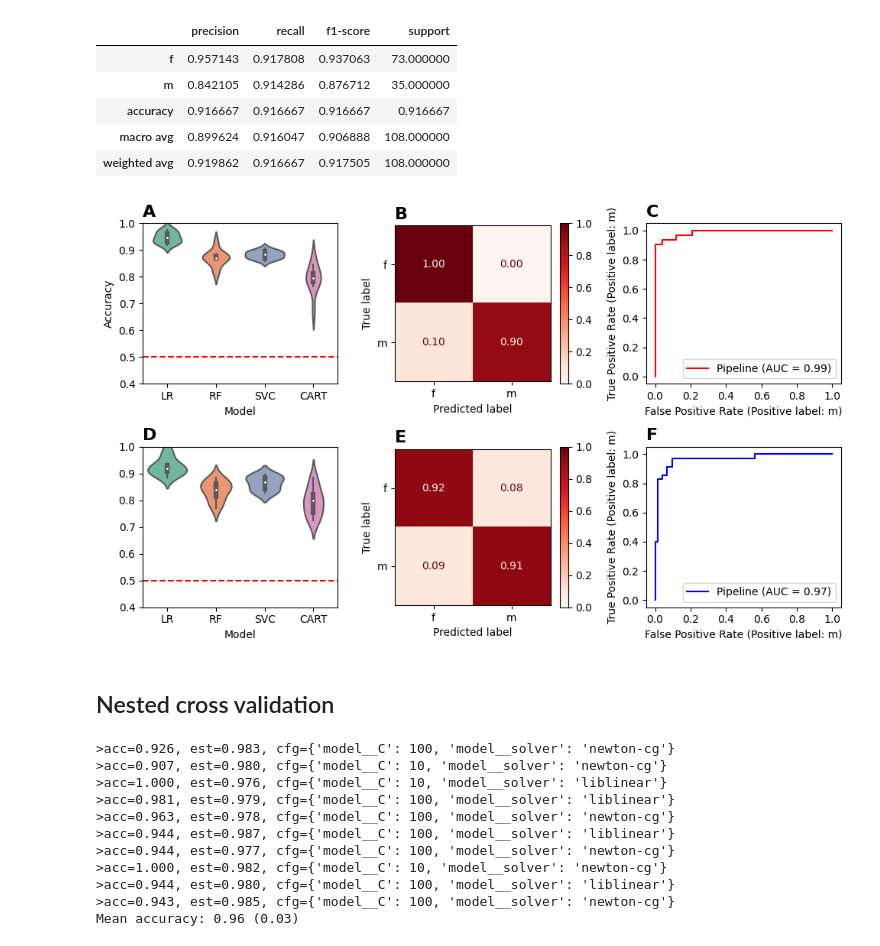
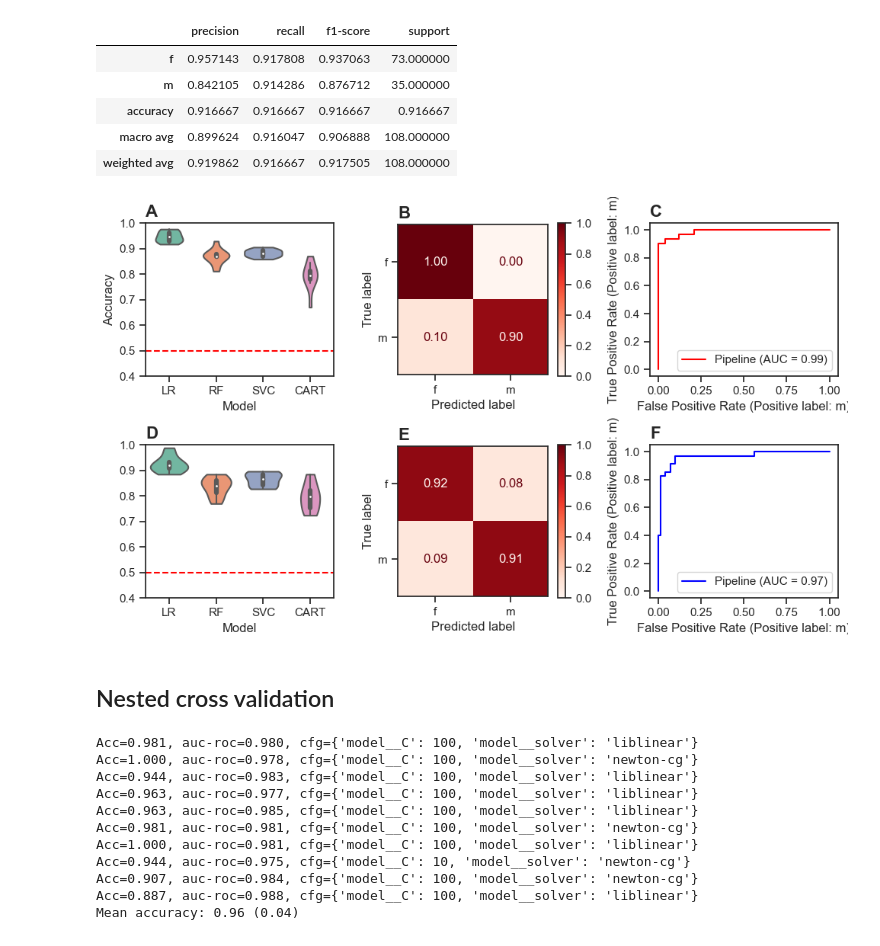
Before and after one commit to maurocolapso/Pazmino_TsetseMIRS_2023, a Jupyter notebook: notebooks/sex_prediction.ipynb, the cells around one changed output. Drawn from its saved outputs; the diff is of its cells as text; code cells hidden in the pictures.

Commit message:
sex and age prediction

```diff
--- a/notebooks/sex_prediction.ipynb
+++ b/notebooks/sex_prediction.ipynb
@@ -135,6 +199,27 @@ y_thorax = tsetse_thorax.loc[:,"Sex"]
 
 X_head = tsetse_head.loc[:,"4000":"402"]
 y_head = tsetse_head.loc[:,"Sex"]
+# %%
+# permutation test
+
+from sklearn.svm import SVC
+from sklearn.model_selection import StratifiedKFold
+from sklearn.model_selection import permutation_test_score
+
+clf = SVC(kernel="linear", random_state=7)
+cv = StratifiedKFold(2, shuffle=True, random_state=0)
+
+score_iris, perm_scores_iris, pvalue_iris = permutation_test_score(
+    clf, X_thorax, y_thorax, scoring="accuracy", cv=cv, n_permutations=1000)
+
+fig, ax = plt.subplots()
+
+ax.hist(perm_scores_iris, bins=20, density=True)
+ax.axvline(score_iris, ls="--", color="r")
+score_label = f"Score on original\ndata: {score_iris:.2f}\n(p-value: {pvalue_iris:.3f})"
+ax.text(0.7, 10, score_label, fontsize=12)
+ax.set_xlabel("Accuracy score")
+ax.set_ylabel("Probability")
 # %%
 X_thorax.to_csv("../data/processed/X_thorax.csv", index=False)
 y_thorax.to_csv("../data/processed/y_thorax_sex.csv", index=False)
@@ -192,41 +277,41 @@ report_thorax
 report_thorax.to_excel("../results/tables/accuracy_sex_thorax.xlsx")
 # %%
 fig, ((ax,ax2, ax5),(ax3,ax4, ax6)) = plt.subplots(2,3,figsize=(10,6))
-sn.violinplot(data=data_plot_head, x='param_clf',y='value',ax=ax)
-sn.violinplot(data=data_plot_thorax, x='param_clf', y='value', ax=ax3)
+sn.violinplot(data=data_plot_head, x='param_clf',y='value',ax=ax, cut=0)
+sn.violinplot(data=data_plot_thorax, x='param_clf', y='value', cut=0,ax=ax3)
 ax.set_xlabel("Model")
 ax.set_ylabel('Accuracy')
 ax.set_ylim(0.4,1)
 ax3.set_ylim(0.4,1)
 ax.axhline(0.5, color='r',ls="--")
 ax3.axhline(0.5, color='r',ls="--")
 ax3.set_ylabel('')
 ax3.set_xlabel("Model")
 
 
 disp = ConfusionMatrixDisplay.from_predictions(y_hd_test,y_head_pred,display_labels=pipe_head.classes_, normalize='true', values_format='.2f', cmap=plt.cm.Reds, ax=ax2, im_kw={'vmin':0, 'vmax':1})
 
 
 disp = ConfusionMatrixDisplay.from_predictions(y_th_test,y_thorax_pred,display_labels=pipe_thorax.classes_, normalize='true', values_format='.2f', cmap=plt.cm.Reds, ax=ax4, im_kw={'vmin':0, 'vmax':1})
 
 
 RocCurveDisplay.from_estimator(pipe_head, X=X_hd_test, y=y_hd_test, ax=ax5, color='r')
 
 RocCurveDisplay.from_estimator(pipe_thorax, X=X_th_test, y=y_th_test, ax=ax6, color='b')
 
 sizeletters = 16
 ax.set_title("A", loc='left', weight='bold',size=sizeletters)
 ax2.set_title("B", loc='left', weight='bold', size=sizeletters)
 ax3.set_title("D", loc='left', weight='bold', size=sizeletters)
 ax4.set_title("E", loc='left', weight='bold', size=sizeletters)
 ax5.set_title("C", loc='left', weight='bold', size=sizeletters)
 ax6.set_title("F", loc='left', weight='bold', size=sizeletters)
 
 plt.tight_layout()
 
-plt.savefig("../results/plots/sex_prediction.png", dpi=900)
+plt.savefig("../results/plots/sex_prediction.png", dpi=300)
 # %% [output]
-[figure, old version]
+[figure, new version]
 # %% [markdown]
 ## Nested cross validation
 # %%
@@ -235,14 +323,14 @@ y_thorax_nested = pd.read_csv("../data/processed/y_thorax_sex.csv")
 # %%
-cm_nested_th, y_pred_nested_th, y_test_nested_th =  nested_crossvalidation(X_thorax, y_thorax)
+cm_nested_th, y_pred_nested_th, y_test_nested_th, nested_accuracy =  nested_crossvalidation(X_thorax, y_thorax_encoded.ravel())
 # %% [output]
->acc=0.926, est=0.983, cfg={'model__C': 100, 'model__solver': 'newton-cg'}
->acc=0.907, est=0.980, cfg={'model__C': 10, 'model__solver': 'newton-cg'}
->acc=1.000, est=0.976, cfg={'model__C': 10, 'model__solver': 'liblinear'}
->acc=0.981, est=0.979, cfg={'model__C': 100, 'model__solver': 'liblinear'}
->acc=0.963, est=0.978, cfg={'model__C': 100, 'model__solver': 'newton-cg'}
->acc=0.944, est=0.987, cfg={'model__C': 100, 'model__solver': 'liblinear'}
->acc=0.944, est=0.977, cfg={'model__C': 100, 'model__solver': 'newton-cg'}
->acc=1.000, est=0.982, cfg={'model__C': 10, 'model__solver': 'newton-cg'}
->acc=0.944, est=0.980, cfg={'model__C': 100, 'model__solver': 'liblinear'}
->acc=0.943, est=0.985, cfg={'model__C': 100, 'model__solver': 'newton-cg'}
-Mean accuracy: 0.96 (0.03)
+Acc=0.981, auc-roc=0.980, cfg={'model__C': 100, 'model__solver': 'liblinear'}
+Acc=1.000, auc-roc=0.978, cfg={'model__C': 100, 'model__solver': 'newton-cg'}
+Acc=0.944, auc-roc=0.983, cfg={'model__C': 100, 'model__solver': 'liblinear'}
+Acc=0.963, auc-roc=0.977, cfg={'model__C': 100, 'model__solver': 'liblinear'}
+Acc=0.963, auc-roc=0.985, cfg={'model__C': 100, 'model__solver': 'liblinear'}
+Acc=0.981, auc-roc=0.981, cfg={'model__C': 100, 'model__solver': 'newton-cg'}
+Acc=1.000, auc-roc=0.981, cfg={'model__C': 100, 'model__solver': 'liblinear'}
+Acc=0.944, auc-roc=0.975, cfg={'model__C': 10, 'model__solver': 'newton-cg'}
+Acc=0.907, auc-roc=0.984, cfg={'model__C': 100, 'model__solver': 'newton-cg'}
+Acc=0.887, auc-roc=0.988, cfg={'model__C': 100, 'model__solver': 'liblinear'}
+Mean accuracy: 0.96 (0.04)
```
Also changed, not shown: parts of 18 cells of this notebook, 20 other files.
